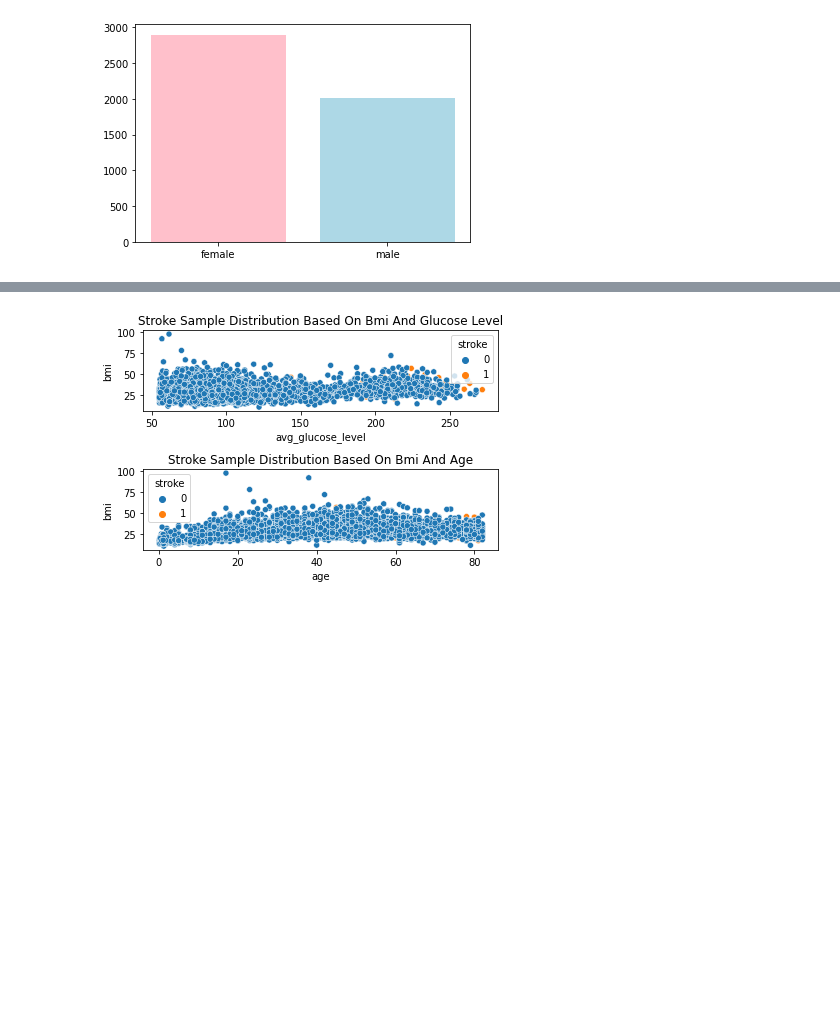
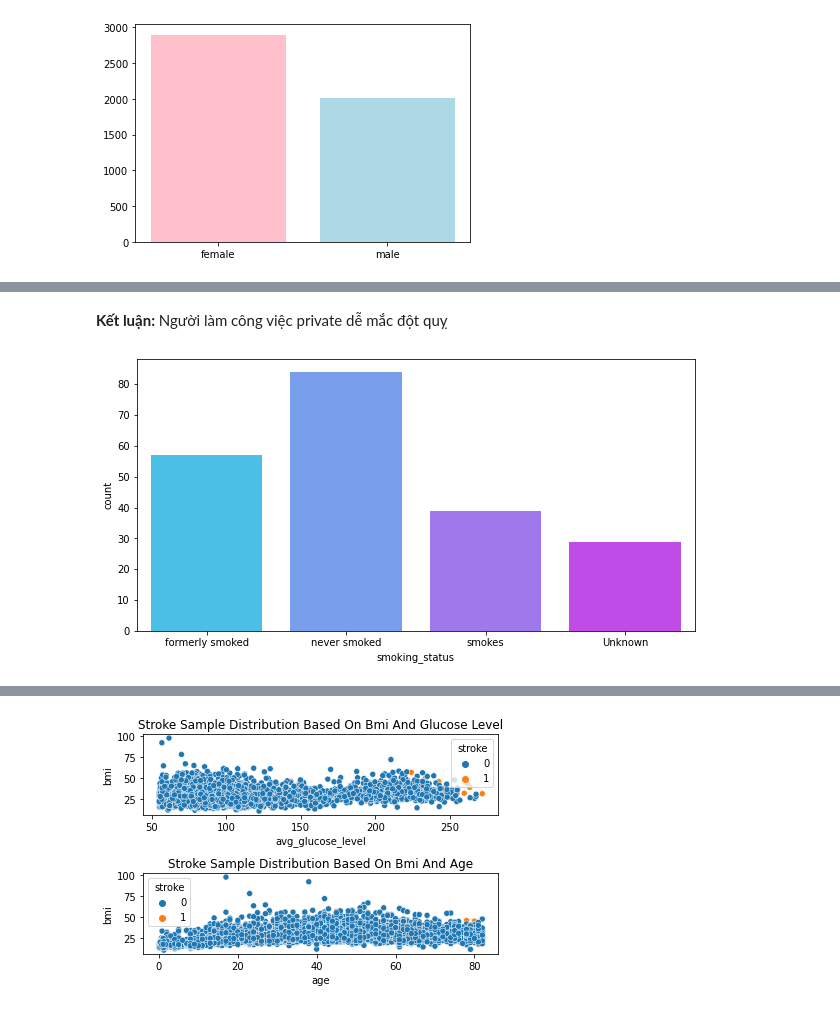
Before and after one commit to danhhuynh25029/XGBoost, a Jupyter notebook: XGBoost_Classfication.ipynb, the cells around one changed output, grey strips where cells are left out. Saved outputs shown, nothing was run; the diff lists cells and outputs as text; code cells hidden in the pictures; blank space fills up the shorter version.

```diff
--- a/XGBoost_Classfication.ipynb
+++ b/XGBoost_Classfication.ipynb
@@ -106,0 +113,7 @@ plt.bar(['female','male'],[f.count()[0],m.count()[0]],color=('pink','lightblue')
+# %% [markdown]
+**Kết luận:** Người làm công việc private dễ mắc đột quỵ
+# %%
+plt.figure(figsize=(10,5))
+sns.countplot(data=stroke,x='smoking_status',palette='cool');
+# %% [output]
+[figure, added]
```
Also changed, not shown: parts of 26 cells of this notebook, 2 other files.
